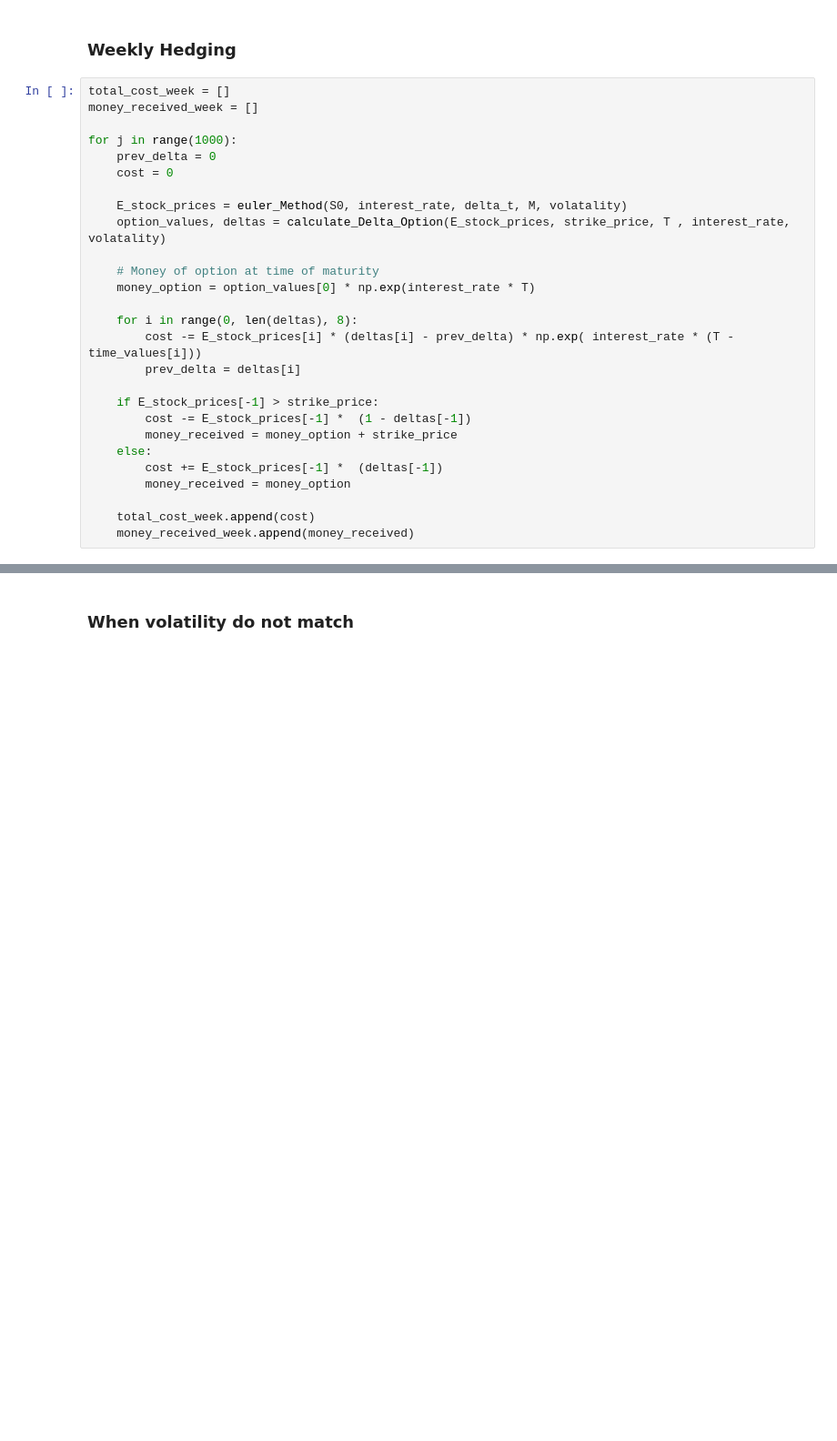
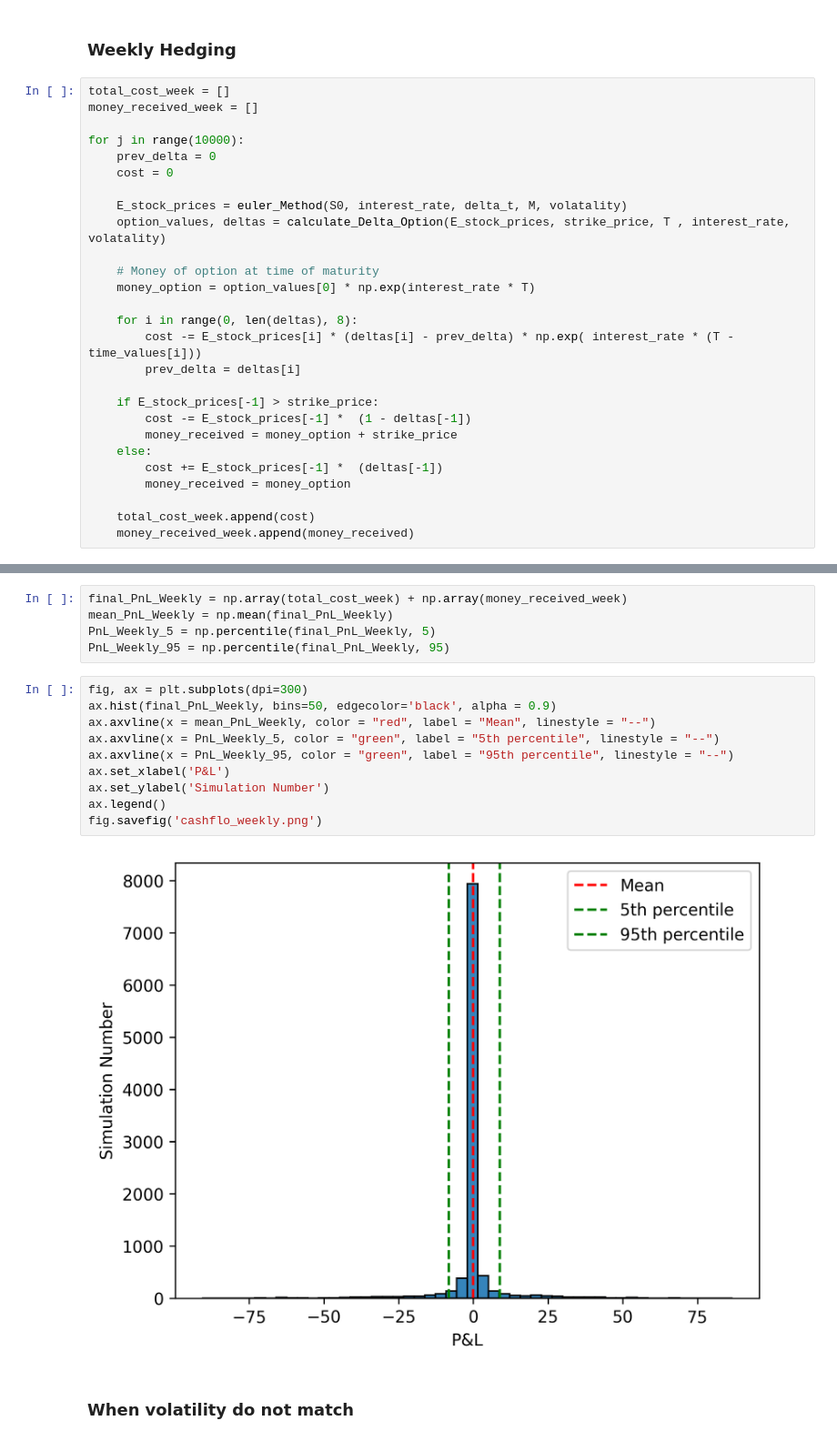
Before and after one commit to NitaiNijholt/ComputationalFinance, a Jupyter notebook: Assignments/Assignment_1/Assign1.ipynb, the cells around one changed output, grey strips where cells are left out. Shown at 91% size. Cells and saved outputs as stored; diff of their text form; blank space fills up the shorter version.

```diff
--- a/Assignments/Assignment_1/Assign1.ipynb
+++ b/Assignments/Assignment_1/Assign1.ipynb
@@ -676,7 +663,7 @@ ax.plot(np.arange(1000),(np.array(total_cost) + np.array(pay_received)))
 total_cost_week = []
 money_received_week = []
 
-for j in range(1000):
+for j in range(10000):
     prev_delta = 0
     cost = 0
 
@@ -708,3 +689,20 @@ ax.plot(np.arange(1000),(np.array(total_cost_week) + np.array(money_received_wee
+# %%
+final_PnL_Weekly = np.array(total_cost_week) + np.array(money_received_week)
+mean_PnL_Weekly = np.mean(final_PnL_Weekly)
+PnL_Weekly_5 = np.percentile(final_PnL_Weekly, 5)
+PnL_Weekly_95 = np.percentile(final_PnL_Weekly, 95)
+# %%
+fig, ax = plt.subplots(dpi=300)
+ax.hist(final_PnL_Weekly, bins=50, edgecolor='black', alpha = 0.9)
+ax.axvline(x = mean_PnL_Weekly, color = "red", label = "Mean", linestyle = "--")
+ax.axvline(x = PnL_Weekly_5, color = "green", label = "5th percentile", linestyle = "--")
+ax.axvline(x = PnL_Weekly_95, color = "green", label = "95th percentile", linestyle = "--")
+ax.set_xlabel('P&L')
+ax.set_ylabel('Simulation Number')
+ax.legend()
+fig.savefig('cashflo_weekly.png')
+# %% [output]
+[figure, added]
 # %% [markdown]
 ### When volatility do not match
 # %%
```
Also changed, not shown: parts of 34 cells of this notebook.
